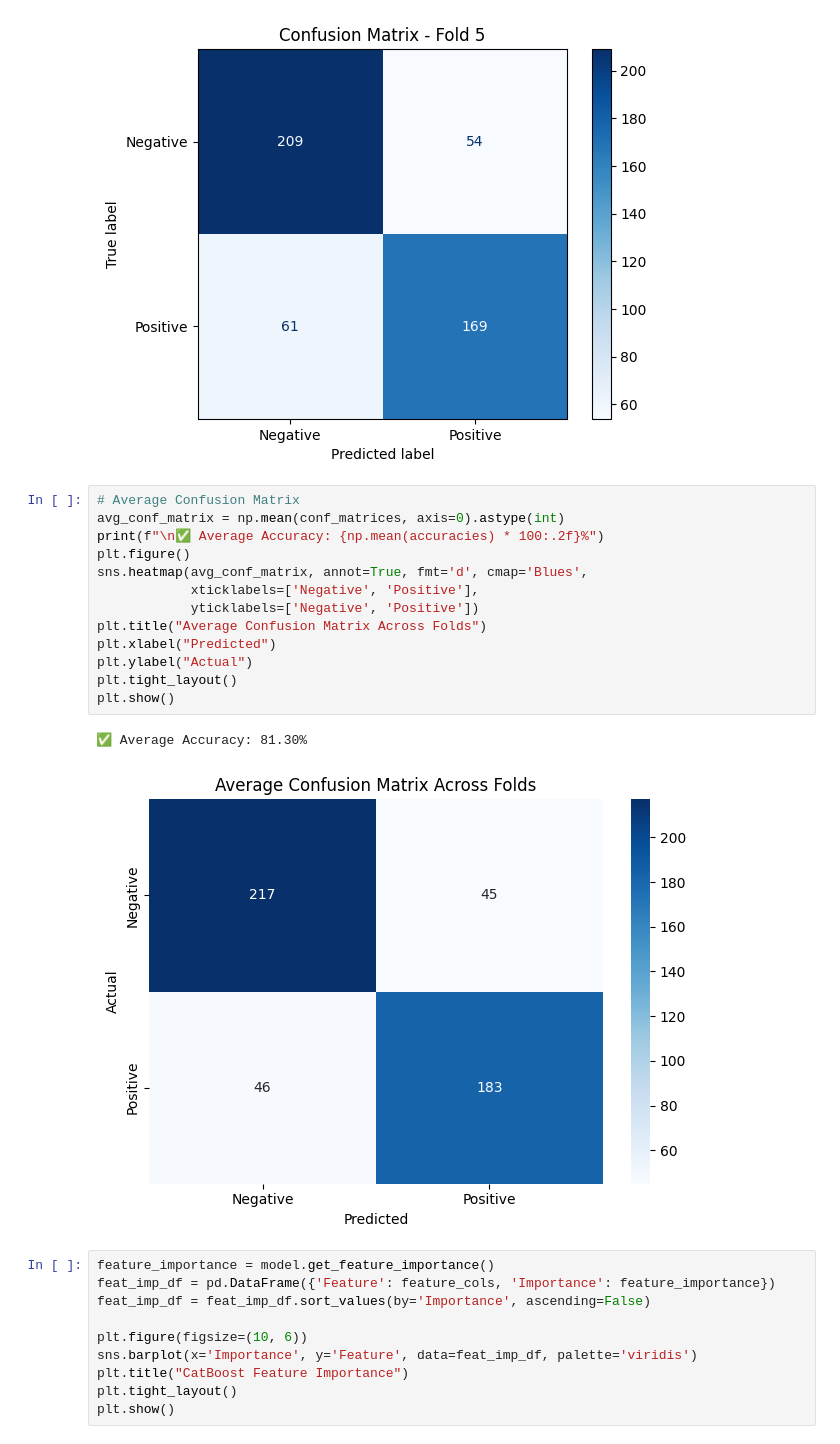
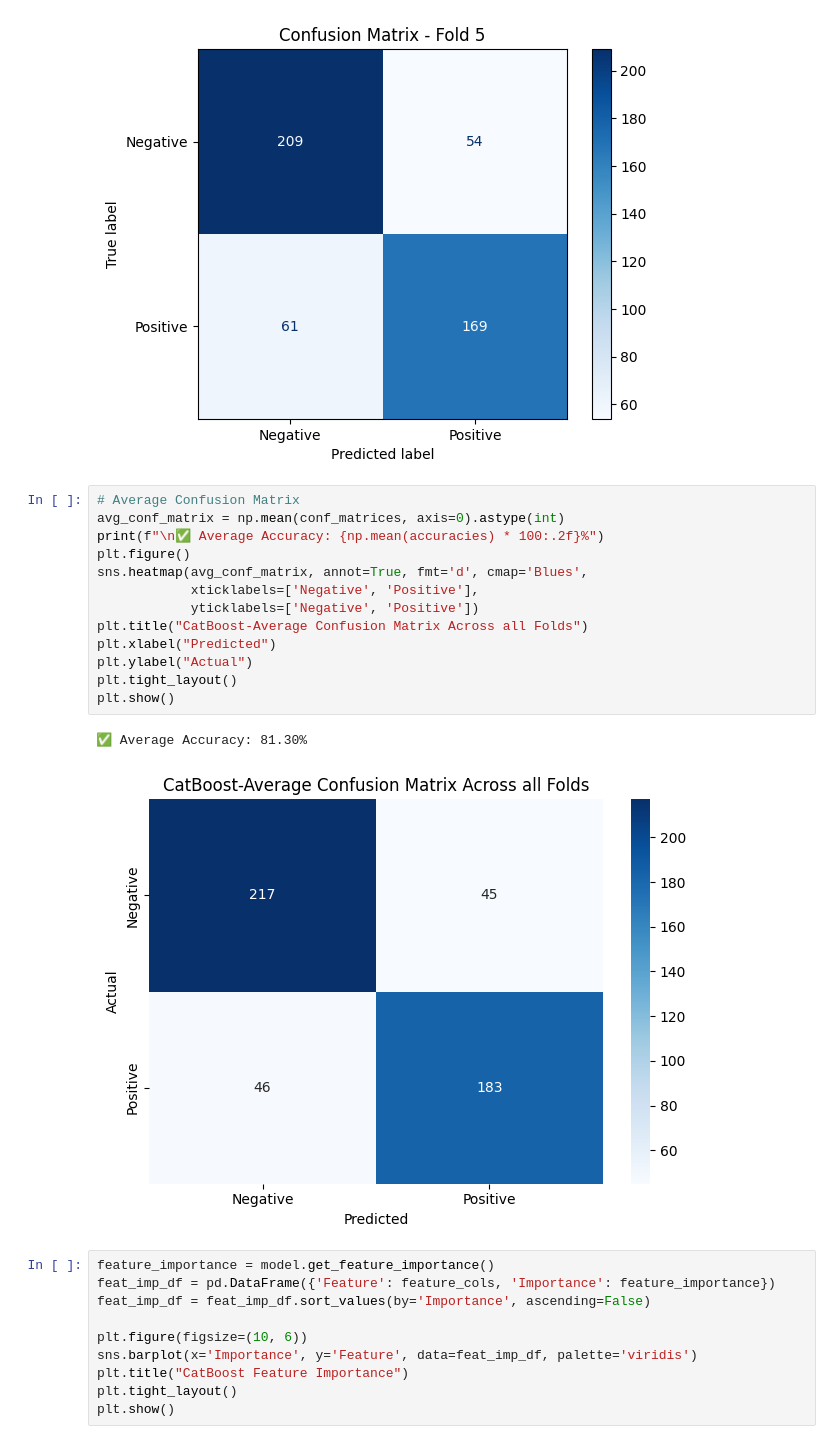
Before and after one commit to kankithkumar/internship, a Jupyter notebook: streamlit-prediction-app/src/model/catboost.ipynb, the cells around one changed output. Saved outputs shown, nothing was run; the diff lists cells and outputs as text.

```diff
--- a/model/catboost.ipynb
+++ b/streamlit-prediction-app/src/model/catboost.ipynb
@@ -142,19 +142,19 @@ for fold, (train_idx, test_idx) in enumerate(skf.split(X, y), 1):
 # %%
 # Average Confusion Matrix
 avg_conf_matrix = np.mean(conf_matrices, axis=0).astype(int)
 print(f"\n✅ Average Accuracy: {np.mean(accuracies) * 100:.2f}%")
 plt.figure()
 sns.heatmap(avg_conf_matrix, annot=True, fmt='d', cmap='Blues',
             xticklabels=['Negative', 'Positive'],
             yticklabels=['Negative', 'Positive'])
-plt.title("Average Confusion Matrix Across Folds")
+plt.title("CatBoost-Average Confusion Matrix Across all Folds")
 plt.xlabel("Predicted")
 plt.ylabel("Actual")
 plt.tight_layout()
 plt.show()
 # %% [output]
 ✅ Average Accuracy: 81.30%
-[figure, old version]
+[figure, new version]
 # %%
 feature_importance = model.get_feature_importance()
 feat_imp_df = pd.DataFrame({'Feature': feature_cols, 'Importance': feature_importance})
```
Also changed, not shown: parts of 3 cells of this notebook, 23 other files.
